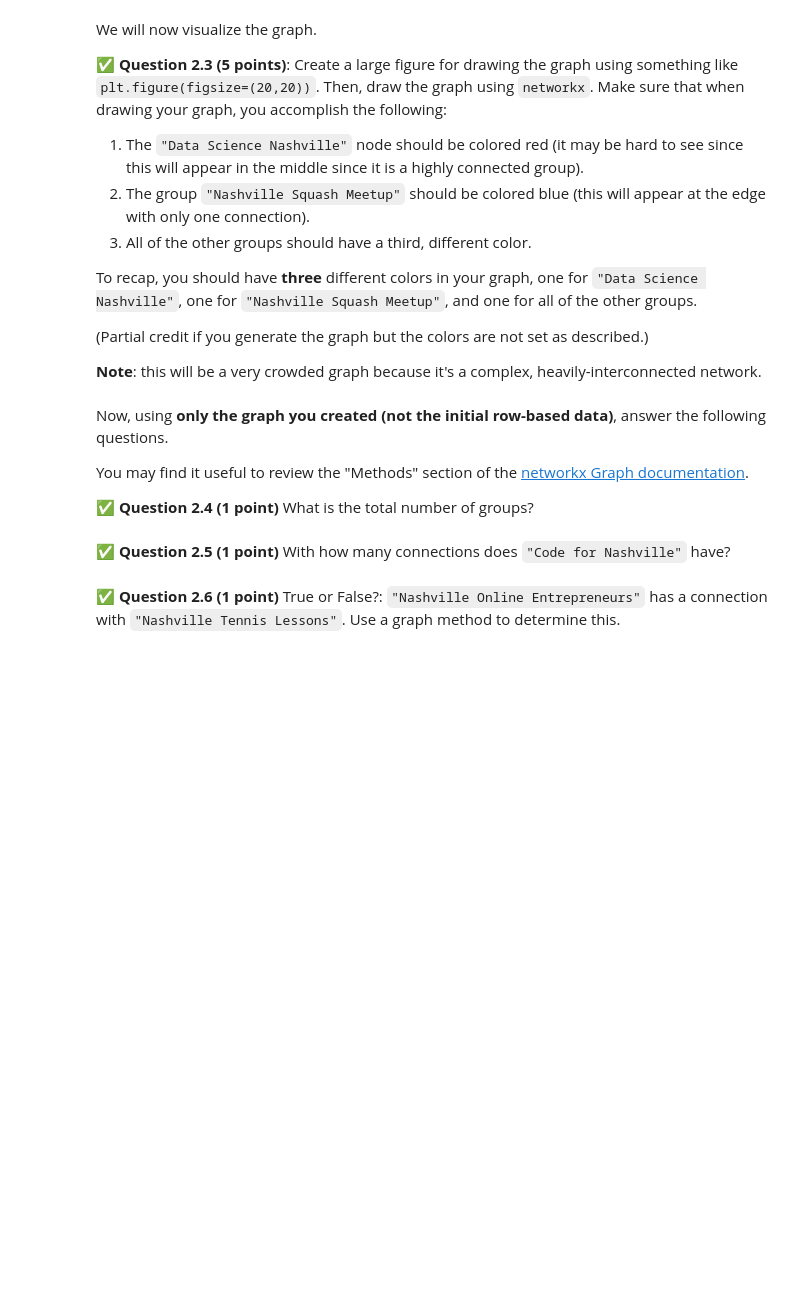
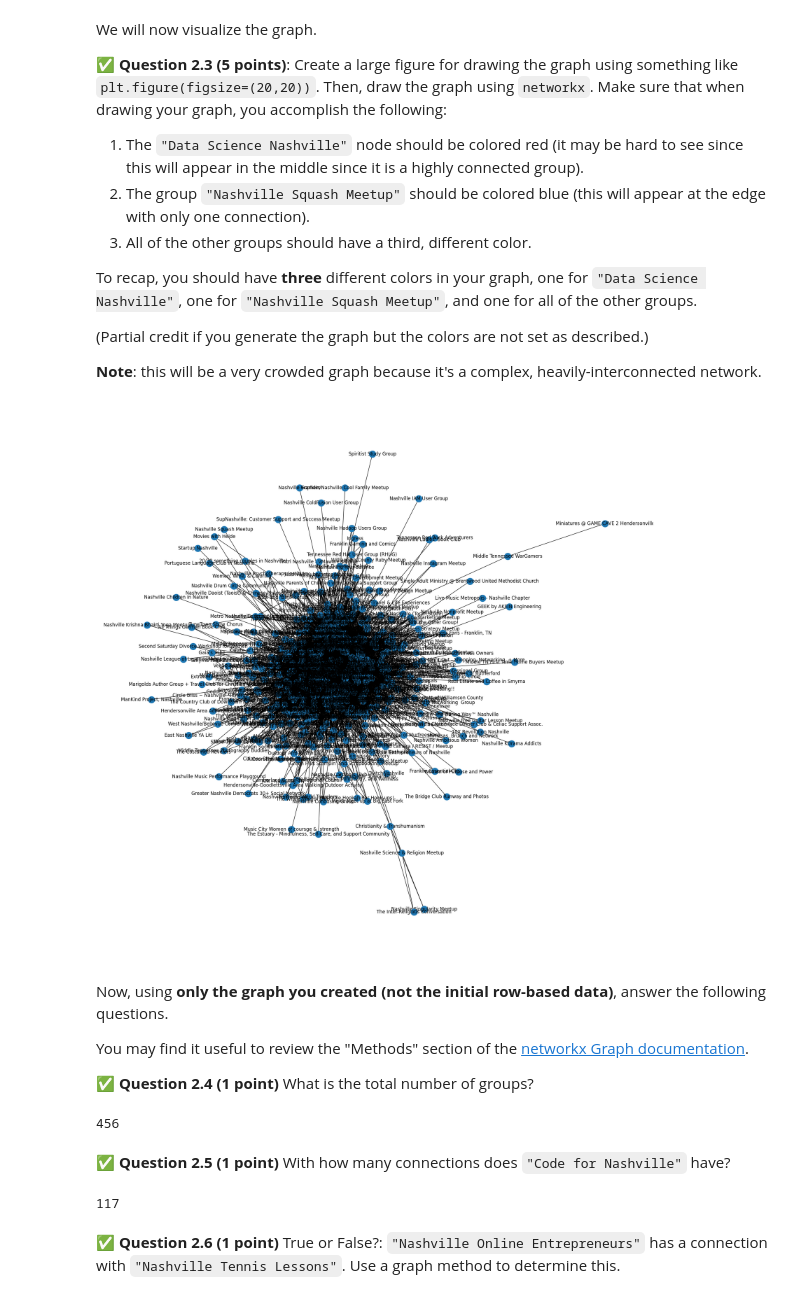
Before and after one commit to LeoAShelp/CMSE202-f23-turnin, a Jupyter notebook: final/CMSE202-Final-Section004-S24-STUDENT.ipynb, the cells around one changed output. Saved outputs shown, nothing was run; the diff lists cells and outputs as text; code cells hidden in the pictures; blank space fills up the shorter version.

Commit message:
commiting second part

```diff
--- a/final/CMSE202-Final-Section004-S24-STUDENT.ipynb
+++ b/final/CMSE202-Final-Section004-S24-STUDENT.ipynb
@@ -73,3 +69,15 @@ import networkx as nx
+# %%
+### Put your code here
+data = FBdata[['group1', 'group2']]
+G = nx.Graph()
+for i in FBdata['group1']:
+    G.add_node(i)
+for i in FBdata['group2']:
+    G.add_node(i)
+
+for i in range(len(data)):
+    first, second = data.iloc[i]
+    G.add_edge(first, second)
 # %% [markdown]
 We will now visualize the graph.
 
@@ -88,3 +94,13 @@ To recap, you should have **three** different colors in your graph, one for `"Da
+# %%
+### Put your code here
+import matplotlib.pyplot as plt
+plt.figure(figsize=(20,20))
+cmap = []
+
+
+nx.draw(G, with_labels = True)
+# %% [output]
+[figure, added]
 # %% [markdown]
 Now, using **only the graph you created (not the initial row-based data)**, answer the following questions.
 
@@ -93,5 +109,8 @@ You may find it useful to review the "Methods" section of the [networkx Graph do
 &#9989; **Question 2.4 (1 point)** What is the total number of groups?
 # %%
 ### Put your code here
+G.order()
+# %% [output]
+456
 # %% [markdown]
 &#9989; **Question 2.5 (1 point)** With how many connections does `"Code for Nashville"` have?
@@ -100,3 +117,13 @@ You may find it useful to review the "Methods" section of the [networkx Graph do
+# %%
+### Put your code here
+count = 0
+for node in G.__iter__():
+    if G.has_edge('Code for Nashville', node) == True:
+        count += 1
+
+count
+# %% [output]
+117
 # %% [markdown]
 &#9989; **Question 2.6 (1 point)** True or False?: `"Nashville Online Entrepreneurs"` has a connection with `"Nashville Tennis Lessons"`. Use a graph method to determine this.
 # %%
```
Also changed, not shown: parts of 14 cells of this notebook, 1 other file.
